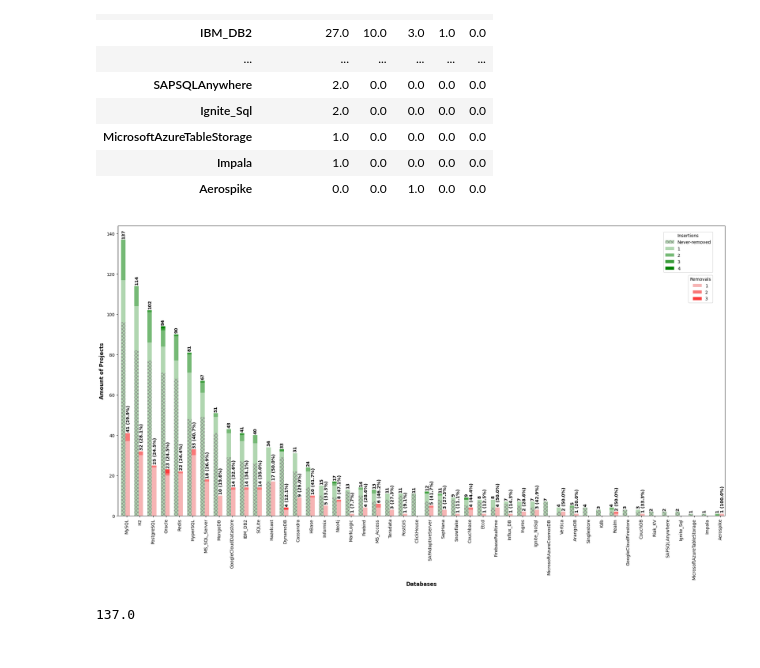
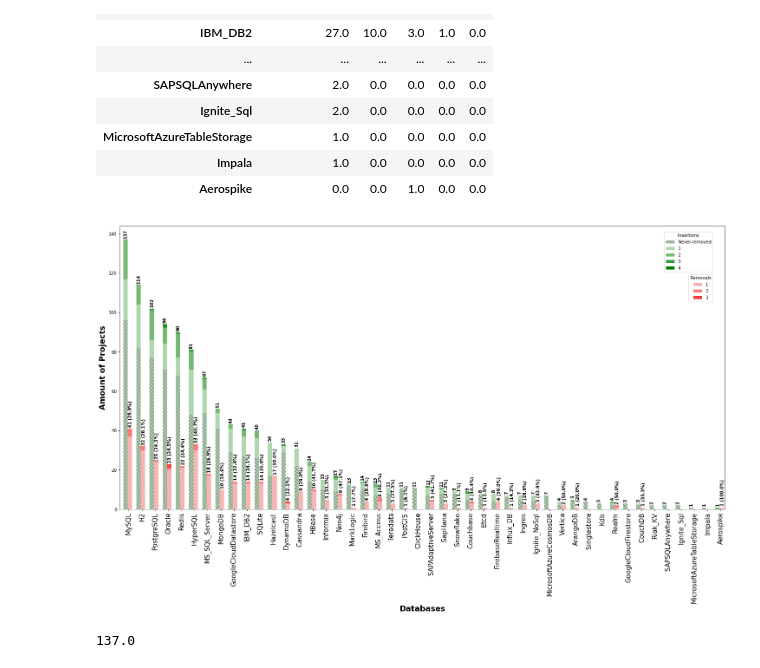
Before and after one commit to gems-uff/db-mining, a Jupyter notebook: src/rq3_replacements/insertions_and_removals.ipynb, the cells around one changed output. Drawn from its saved outputs; the diff is of its cells as text; code cells hidden in the pictures.

```diff
--- a/src/rq3_replacements/insertions_and_removals.ipynb
+++ b/src/rq3_replacements/insertions_and_removals.ipynb
@@ -428,37 +428,37 @@ H is the hatch used for identification of the different dataframe"""
         ax1.text(x, y, text, ha="center", fontsize=10, fontweight='bold', rotation=90)
 
 
     h,l = axe.get_legend_handles_labels() # get the handles we want to modify
     for i in range(0, n_df * n_col, n_col): # len(h) = n_col * n_df
         for j, pa in enumerate(h[i:i+n_col]):
             for rect in pa.patches: # for each index
                 rect.set_x(rect.get_x() + 1 / float(n_df + 1) * i / float(n_col))
                 #rect.set_hatch(H * int(i / n_col)) #edited part
                 rect.set_width(1 / float(n_df + 1))
 
 
     axe.set_xticks((np.arange(0, 2 * n_ind, 2) + 1 / float(n_df + 1)) / 2.)
-    axe.set_xticklabels(dfall['removal'].index, rotation = 90)
+    axe.set_xticklabels(dfall['removal'].index, fontsize=15, rotation = 90)
 
     # Add invisible data to add another legend
     n=[]
     for i in range(n_df):
         n.append(axe.bar(0, 0, color="gray", hatch=H * i))
 
     l1 = axe.legend(h[:n_col], l[:n_col], bbox_to_anchor=(0.98, 0.98), loc='upper right', borderaxespad=0., title="Insertions")
     l2 = axe.legend(h[n_col:], l[n_col:], bbox_to_anchor=(0.98, 0.83), loc='upper right', borderaxespad=0., title="Removals")
     if labels is not None:
         l2 = plt.legend(n, labels, loc=[1.01, 0.1])
     axe.add_artist(l1)
     return axe
 sns.color_palette()
 plt.figure(figsize=(25, 12))
 plot_insertion_removal(op_dfs, df5t)
-plt.xlabel('Databases', fontsize=12, fontweight='bold')
-plt.ylabel('Amount of Projects', fontsize=12, fontweight='bold')
+plt.xlabel('Databases', fontsize=18, fontweight='bold')
+plt.ylabel('Amount of Projects', fontsize=18, fontweight='bold')
 plt.savefig(IMAGES_DIR+"/insertionsandremovals.pdf", format="pdf", bbox_inches="tight")
 # %% [output]
-[figure, old version]
+[figure, new version]
 # %%
 mysql_adoption = op_dfs["insertion"].sum(axis=1)['MySQL']
 print(mysql_adoption)
```
Also changed, not shown: parts of 2 cells of this notebook, 10 other files.
